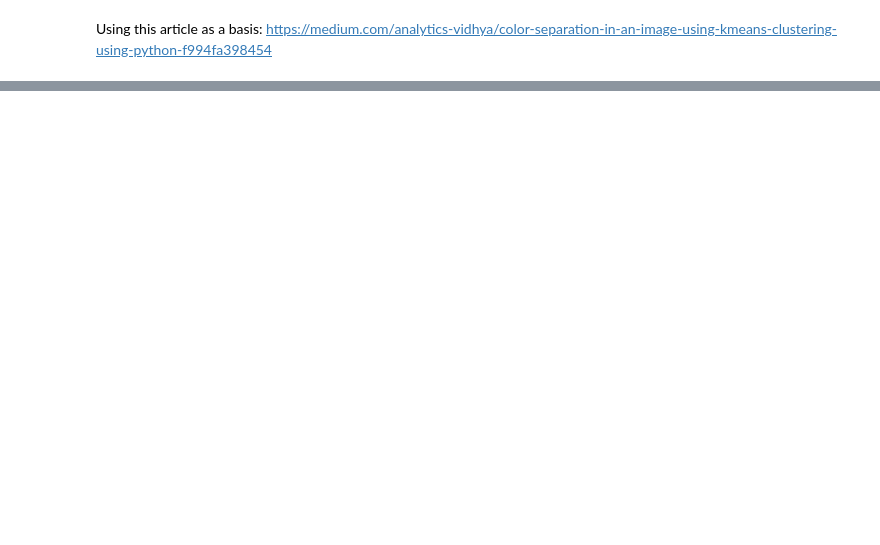
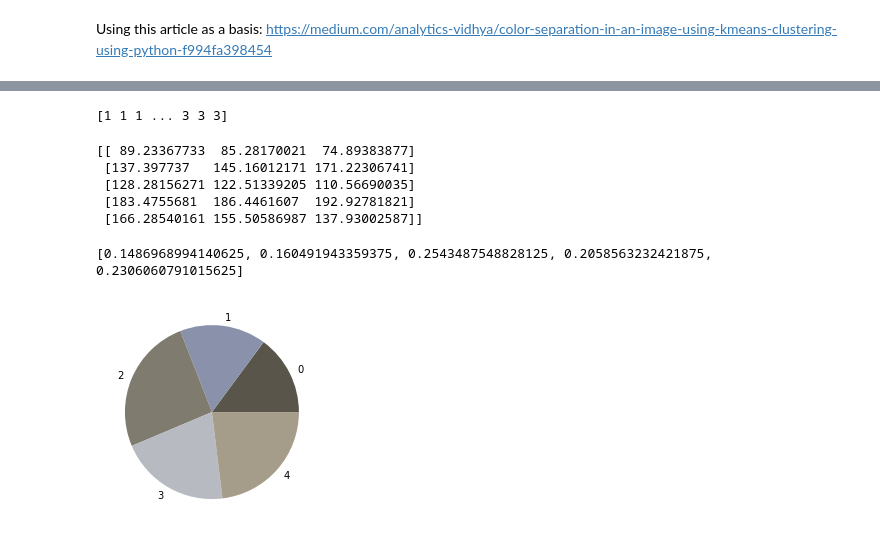
Before and after one commit to mchouthai/StyleSleuths, a Jupyter notebook: KMeans_Base_for_RGB.ipynb, the cells around one changed output, grey strips where cells are left out. Cells and saved outputs as stored; diff of their text form; code cells hidden in the pictures; blank space fills up the shorter version.

```diff
--- a/KMeans_Base_for_RGB.ipynb
+++ b/KMeans_Base_for_RGB.ipynb
@@ -76,0 +80,33 @@ ValueError: cannot reshape array of size 45023232 into shape (65536,3)
+# %%
+from sklearn.cluster import KMeans
+img = img.reshape((img.shape[1]*img.shape[0],3))
+kmeans = KMeans(n_clusters=5)
+s = kmeans.fit(img)
+labels = kmeans.labels_
+print(labels)
+labels = list(labels)
+# %% [output]
+[1 1 1 ... 3 3 3]
+# %%
+centroid = kmeans.cluster_centers_
+print(centroid)
+# %% [output]
+[[ 89.23367733  85.28170021  74.89383877]
+ [137.397737   145.16012171 171.22306741]
+ [128.28156271 122.51339205 110.56690035]
+ [183.4755681  186.4461607  192.92781821]
+ [166.28540161 155.50586987 137.93002587]]
+# %%
+percent = []
+for i in range(len(centroid)):
+    j = labels.count(i)
+    j = j/(len(labels))
+    percent.append(j)
+print(percent)
+# %% [output]
+[0.1486968994140625, 0.160491943359375, 0.2543487548828125, 0.2058563232421875, 0.2306060791015625]
+# %%
+plt.pie(percent, colors = np.array(centroid/255), labels = np.arange(len(centroid)))
+plt.show()
+# %% [output]
+[figure, added]
```
Also changed, not shown: parts of 3 cells of this notebook.
